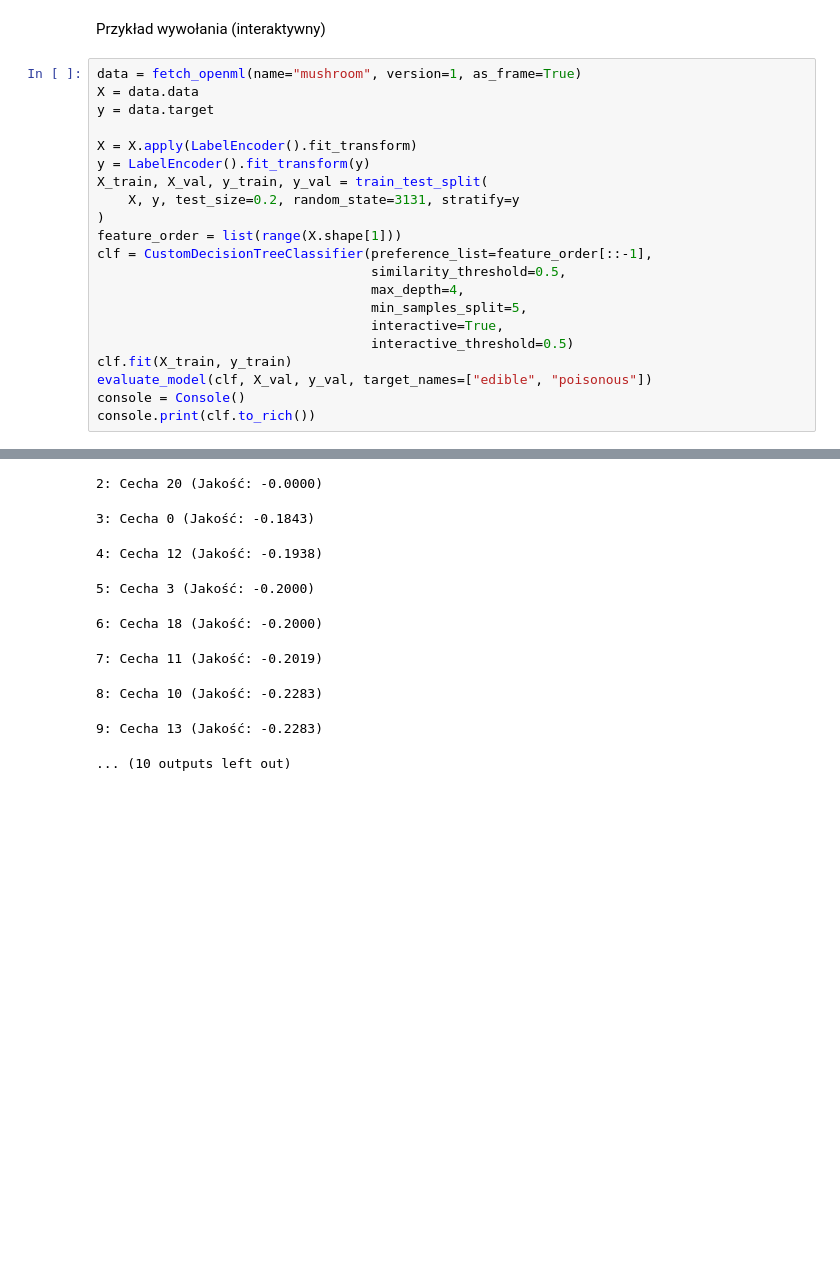
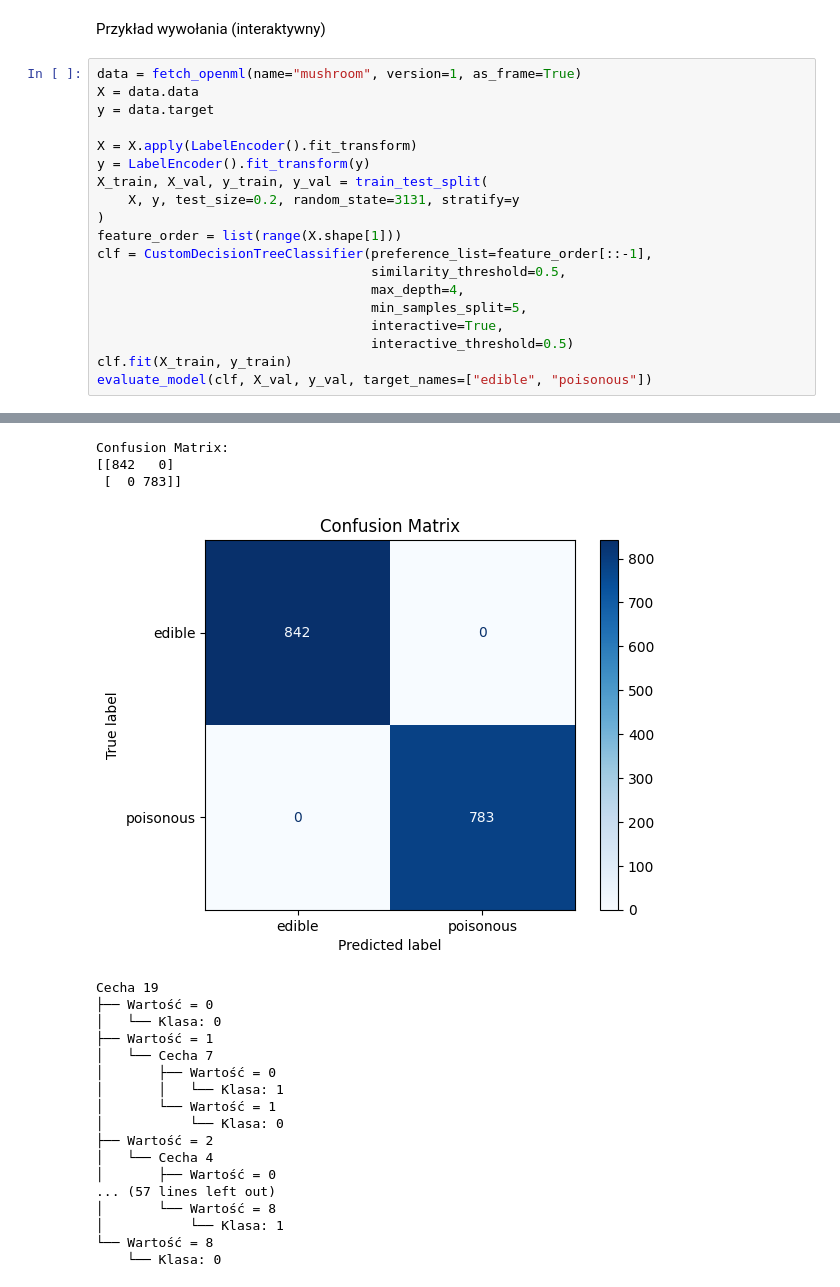
Before and after one commit to rafauoo/ZUM, a Jupyter notebook: main.ipynb, the cells around one changed output, grey strips where cells are left out. Cells and saved outputs as stored; diff of their text form; blank space fills up the shorter version.

```diff
--- a/main.ipynb
+++ b/main.ipynb
@@ -331,6 +331,4 @@ clf = CustomDecisionTreeClassifier(preference_list=feature_order[::-1],
                                    interactive_threshold=0.5)
 clf.fit(X_train, y_train)
 evaluate_model(clf, X_val, y_val, target_names=["edible", "poisonous"])
-console = Console()
-console.print(clf.to_rich())
 # %% [output]
@@ -341,9 +355,21 @@ Zbliżona jakość dla kilku cech. Wybierz jedną:
-2: Cecha 20 (Jakość: -0.0000)
+Confusion Matrix:
+[[842   0]
+ [  0 783]]
+[figure, added]
-3: Cecha 0 (Jakość: -0.1843)
+Cecha 19
+├── Wartość = 0
+│   └── Klasa: 0
+├── Wartość = 1
+│   └── Cecha 7
+│       ├── Wartość = 0
+│       │   └── Klasa: 1
+│       └── Wartość = 1
+│           └── Klasa: 0
+├── Wartość = 2
+│   └── Cecha 4
+│       ├── Wartość = 0
+... (57 lines left out)
+│       └── Wartość = 8
+│           └── Klasa: 1
+└── Wartość = 8
+    └── Klasa: 0
-4: Cecha 12 (Jakość: -0.1938)
-5: Cecha 3 (Jakość: -0.2000)
-6: Cecha 18 (Jakość: -0.2000)
-7: Cecha 11 (Jakość: -0.2019)
-8: Cecha 10 (Jakość: -0.2283)
-9: Cecha 13 (Jakość: -0.2283)
-... (10 outputs left out)
```
Also changed, not shown: parts of 20 cells of this notebook.
